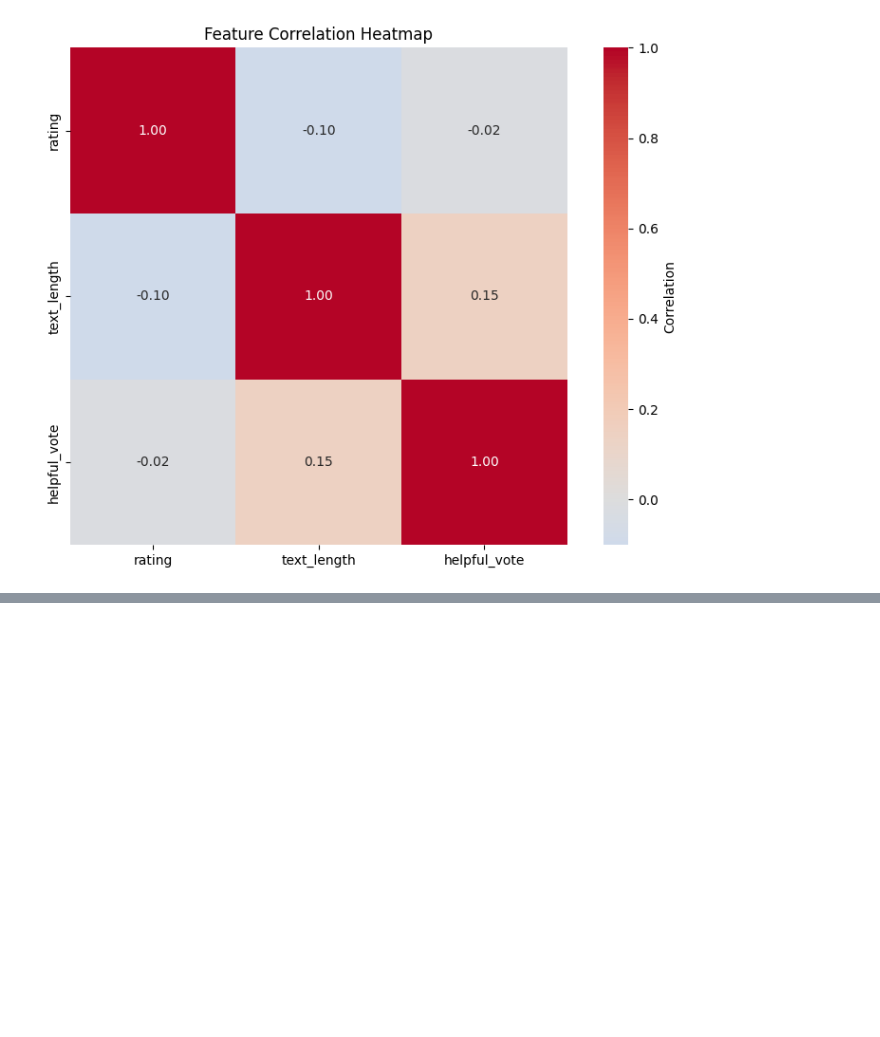
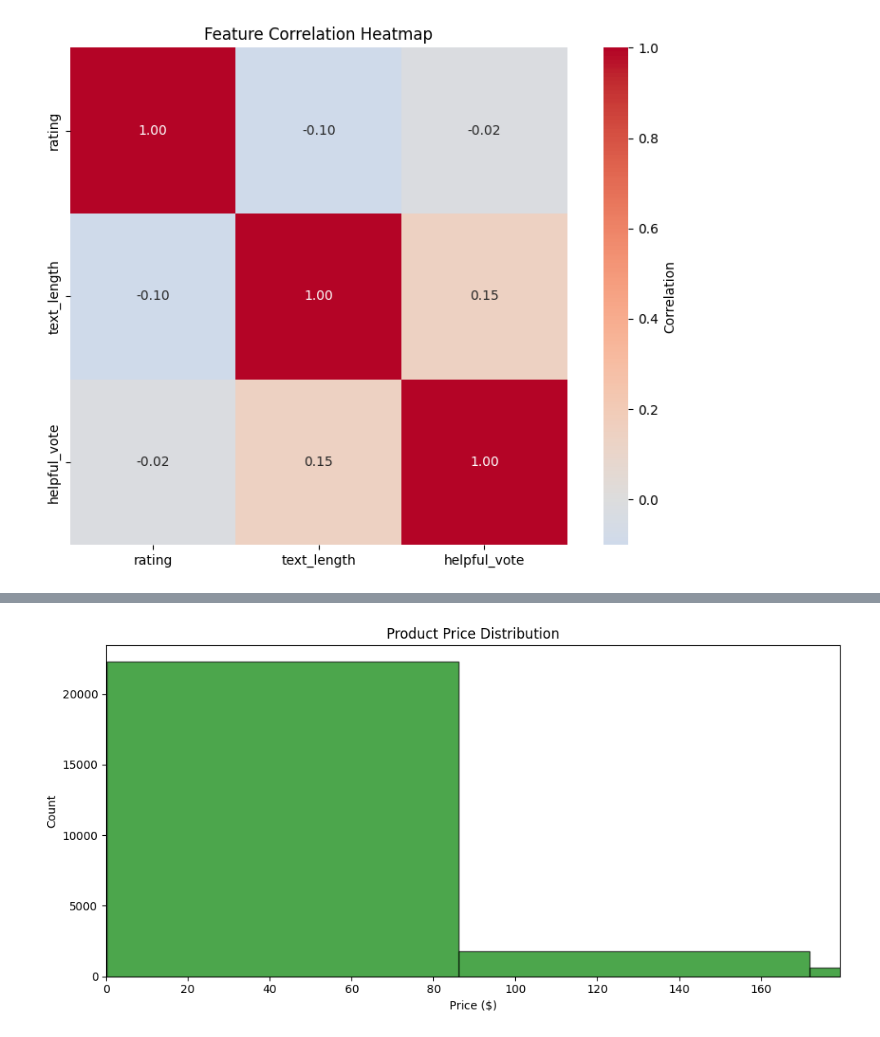
Before and after one commit to amirr-k/CSE158-Assignment-2, a Jupyter notebook: assignment2.ipynb, the cells around one changed output, grey strips where cells are left out. Saved outputs shown, nothing was run; the diff lists cells and outputs as text; code cells hidden in the pictures; blank space fills up the shorter version.

```diff
--- a/assignment2.ipynb
+++ b/assignment2.ipynb
@@ -217,0 +220,18 @@ Name: helpful_vote, dtype: float64
+# %%
+# Load metadata
+meta_file = "meta_Home_and_Kitchen.jsonl.gz"
+metadata = []
+
+with gzip.open(meta_file, "rt", encoding="utf-8") as fp:
+    for i, line in enumerate(fp):
+        metadata.append(json.loads(line))
+        if i >= 50000:
+            break
+
+meta_df = pd.DataFrame(metadata)
+meta_df.head()
+
+print(f"\nLoaded {len(meta_df):,} products")
+print(f"Columns: {list(meta_df.columns)}")
+print(f"\nData types:\n{meta_df.dtypes}")
+print(f"\nMissing values:\n{meta_df.isnull().sum()}")
@@ -217,0 +256,78 @@ Name: helpful_vote, dtype: float64
+# %%
+print(f"Metadata columns: {list(meta_df.columns)}")
+
+# Price analysis
+if 'price' in meta_df.columns:
+    meta_df['price_clean'] = pd.to_numeric(meta_df['price'], errors='coerce')
+    print(f"\nPrice statistics:")
+    print(meta_df['price_clean'].describe())
+
+    plt.figure(figsize=(10, 5))
+    plt.hist(meta_df['price_clean'].dropna(), bins=50, color='green', edgecolor='black', alpha=0.7)
+    plt.xlabel('Price ($)')
+    plt.ylabel('Count')
+    plt.title('Product Price Distribution')
+    plt.xlim(0, meta_df['price_clean'].quantile(0.95))
+    plt.tight_layout()
+    plt.show()
+
+# Category analysis
+if 'categories' in meta_df.columns:
+    all_categories = []
+    for cats in meta_df['categories'].dropna():
+        if isinstance(cats, list):
+            for cat_list in cats:
+                if isinstance(cat_list, list):
+                    all_categories.extend(cat_list)
+
+    if len(all_categories) > 0:
+        cat_counts = Counter(all_categories)
+        top_cats = cat_counts.most_common(10)
+
+        print(f"\nTop 10 categories:")
+        for cat, count in top_cats:
+            print(f"{cat}: {count:,}")
+
+        plt.figure(figsize=(12, 6))
+        cats, counts = zip(*top_cats)
+        plt.barh(range(len(cats)), counts, color='purple', edgecolor='black')
+        plt.yticks(range(len(cats)), cats)
+        plt.xlabel('Number of Products')
+        plt.title('Top Product Categories')
+        plt.gca().invert_yaxis()
+        plt.tight_layout()
+        plt.show()
+
+elif 'main_category' in meta_df.columns:
+    print(f"\nTop categories:")
+    print(meta_df['main_category'].value_counts().head(10))
+
+# Brand analysis
+if 'brand' in meta_df.columns:
+    print(f"\nTop 10 brands:")
+    print(meta_df['brand'].value_counts().head(10))
+
+# Merge with reviews
+product_id_col = 'parent_asin' if 'parent_asin' in meta_df.columns else 'asin'
+
+if product_id_col in meta_df.columns:
+    product_stats = df.groupby('asin').agg({
+        'rating': 'mean',
+        'text_length': 'mean'
+    }).reset_index()
+    product_stats.columns = ['asin', 'avg_rating', 'avg_text_length']
+
+    merged = meta_df.merge(product_stats, left_on=product_id_col, right_on='asin', how='inner')
+    print(f"\nMerged {len(merged):,} products with review data")
+
+    # Price vs rating
+    if 'price_clean' in merged.columns:
+        plt.figure(figsize=(10, 5))
+        plt.scatter(merged['price_clean'], merged['avg_rating'], alpha=0.3, s=10)
+        plt.xlabel('Price ($)')
+        plt.ylabel('Average Rating')
+        plt.title('Price vs Average Rating')
+        plt.xlim(0, merged['price_clean'].quantile(0.95))
+        plt.tight_layout()
+        plt.show()
+# %% [output]
@@ -217,0 +346 @@ Name: helpful_vote, dtype: float64
+[figure, added]
```
Also changed, not shown: parts of 4 cells of this notebook.
